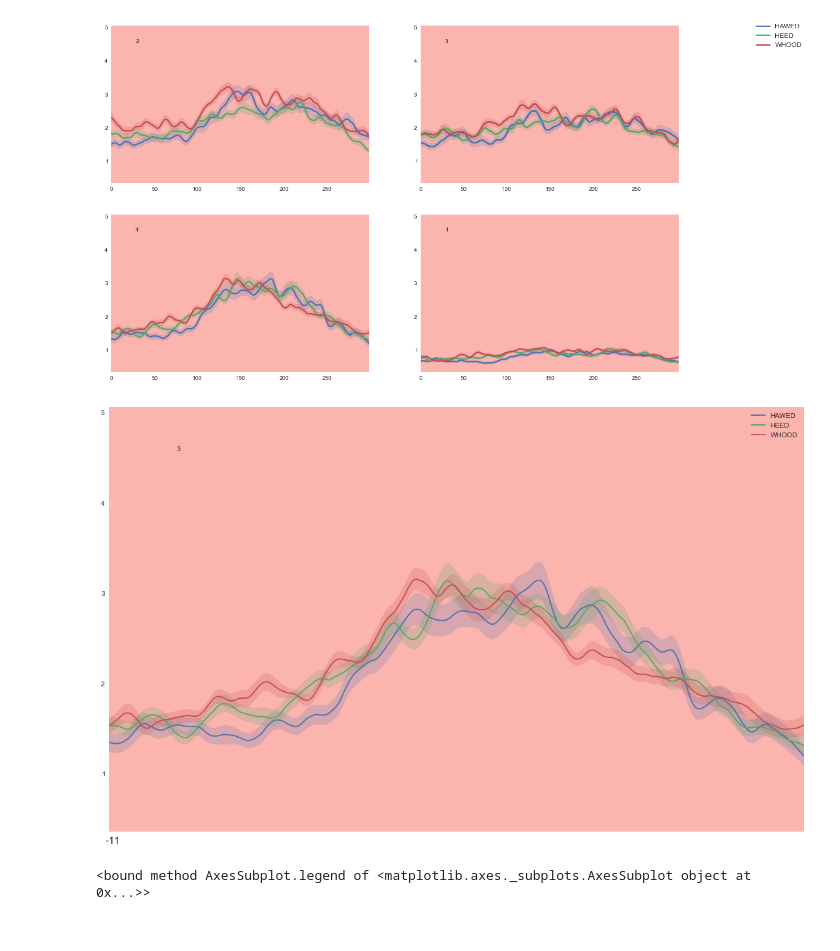
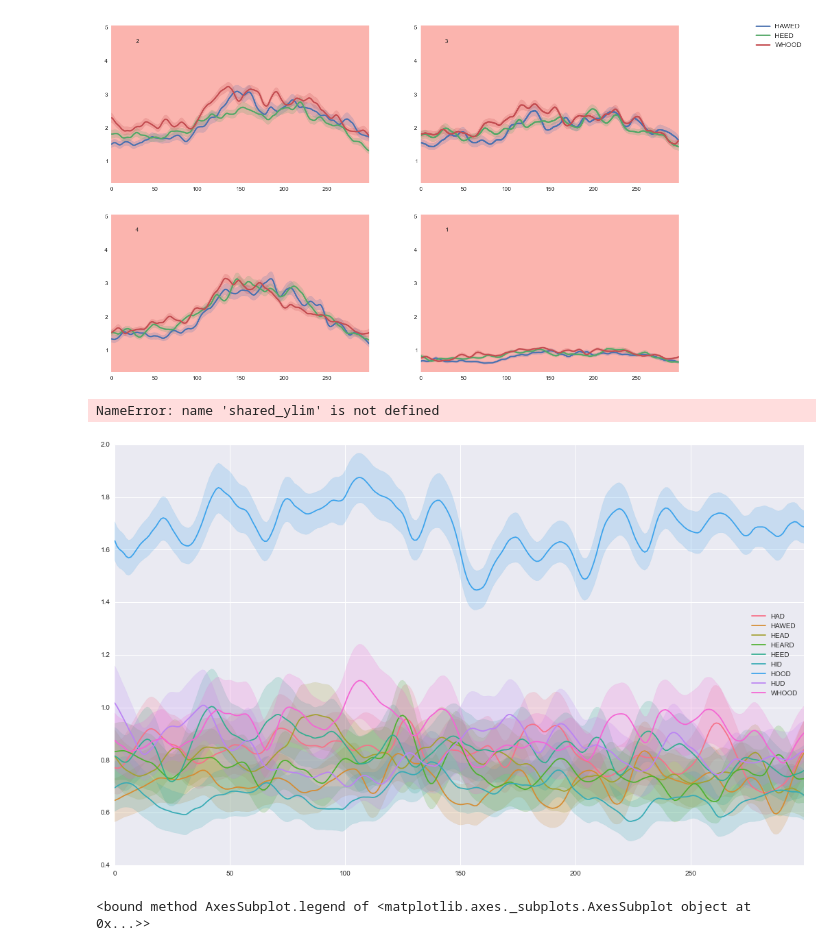
Before and after one commit to dfconant/utilities, a Jupyter notebook: iPyNb/Viz Debugging.ipynb, the cells around one changed output. Drawn from its saved outputs; the diff is of its cells as text; code cells hidden in the pictures.

```diff
--- a/iPyNb/Viz Debugging.ipynb
+++ b/iPyNb/Viz Debugging.ipynb
@@ -379,16 +381,29 @@ for ielect in range(4):
 # %% [output]
 [figure]
 # %%
+means = nans((len(Ds),Ds[0].shape[0],Ds[0].shape[1]))
+stes = nans((len(Ds),Ds[0].shape[0],Ds[0].shape[1]))
+numTrials = np.empty((len(Ds),1))
+for iD,D in enumerate(Ds):
+    means[iD,:,:] = np.mean(D,axis=2)
+    stes[iD,:,:] = np.std(D,axis=2)/np.sqrt(D.shape[2])
+    numTrials[iD] = D.shape[2]
+labels = vow
+pltElect = np.empty((np.max(numTrials),Ds[0].shape[1],len(Ds)))
+for iD, category in enumerate(Ds):
+    pltElect[range(category.shape[2]),:,iD] = category[60,:,:].transpose()
+
 fig, axes = plt.subplots(figsize=(18,11))
 ax = sns.tsplot(pltElect,estimator=sp.stats.nanmean, condition = labels)
 ax.set_ylim(shared_ylim)
 plt.text(0.1, 0.9,str(ielect),ha='center', va='center', transform=ax.transAxes)
 plt.plot([mp,mp],[ax.get_ylim()[0],ax.get_ylim()[1]])
 
 plt.xticks([0,pltElect.shape[2]]);
 ax.set_xticklabels([align_window[0],align_window[1]], fontsize = 15);
 # %% [output]
+NameError: name 'shared_ylim' is not defined
-[figure, old version]
+[figure, new version]
 # %%
 ax.legend
 # %% [output]
```
Also changed, not shown: parts of 23 cells of this notebook, 1 other file.
